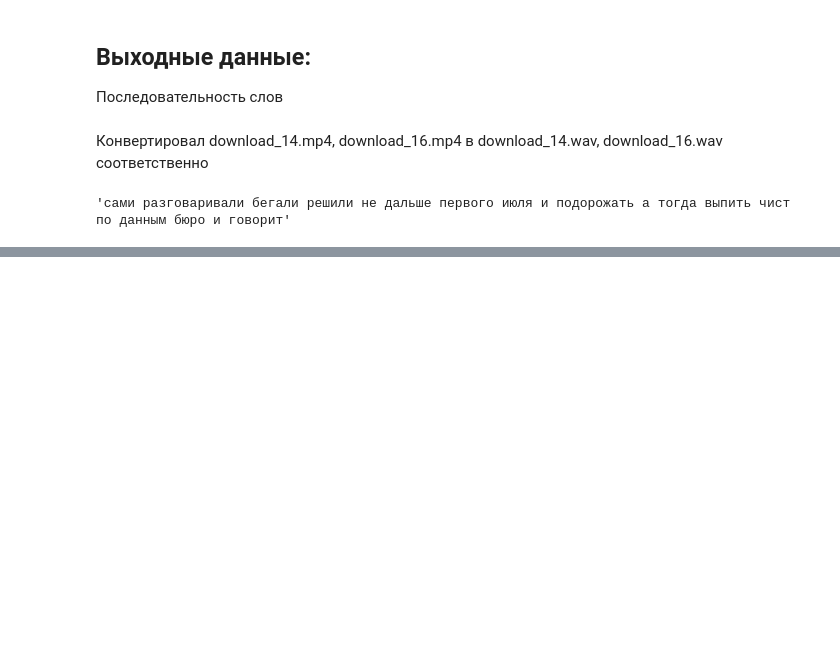
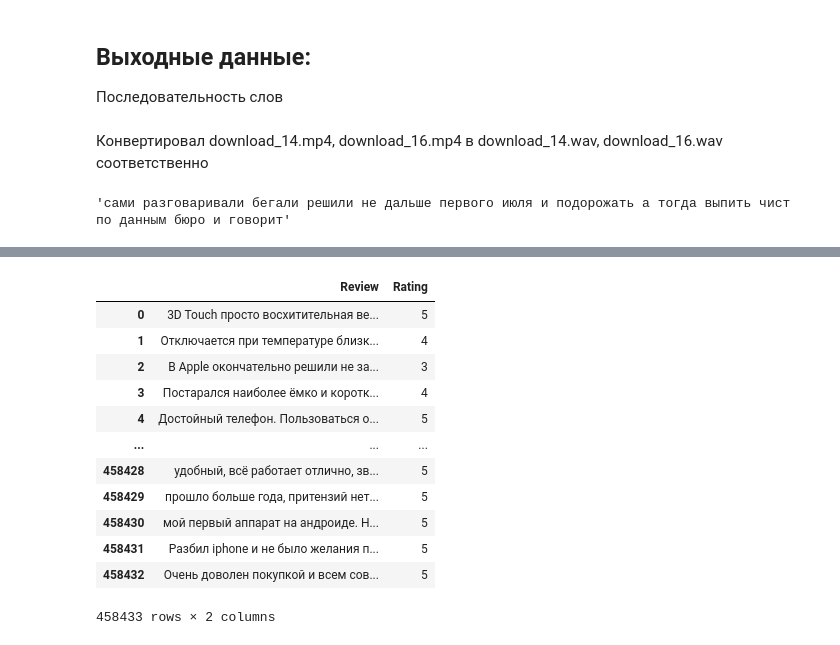
Before and after one commit to maxim-polyakov/Agat_test, a Jupyter notebook: Поляков Максим Агат.ipynb, the cells around one changed output, grey strips where cells are left out. Cells and saved outputs as stored; diff of their text form; code cells hidden in the pictures; blank space fills up the shorter version.

```diff
--- a/Поляков Максим Агат.ipynb
+++ b/Поляков Максим Агат.ipynb
@@ -68,0 +182,16 @@ out1
+# %%
+df
+# %% [output]
+|  | Review | Rating |
+| 0 | 3D Touch просто восхитительная ве... | 5 |
+| 1 | Отключается при температуре близк... | 4 |
+| 2 | В Apple окончательно решили не за... | 3 |
+| 3 | Постарался наиболее ёмко и коротк... | 4 |
+| 4 | Достойный телефон. Пользоваться о... | 5 |
+| ... | ... | ... |
+| 458428 | удобный, всё работает отлично, зв... | 5 |
+| 458429 | прошло больше года, притензий нет... | 5 |
+| 458430 | мой первый аппарат на андроиде. Н... | 5 |
+| 458431 | Разбил iphone и не было желания п... | 5 |
+| 458432 | Очень доволен покупкой и всем сов... | 5 |
+458433 rows × 2 columns
```
Also changed, not shown: parts of 21 cells of this notebook, 7 other files.
